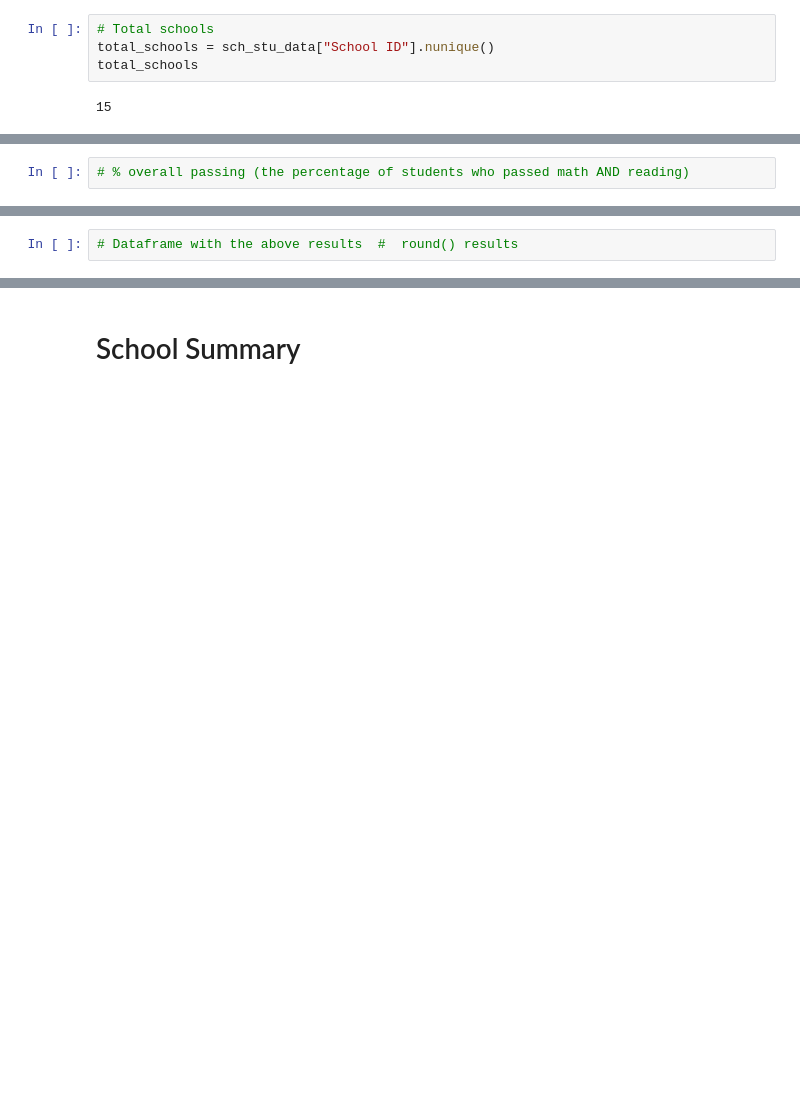
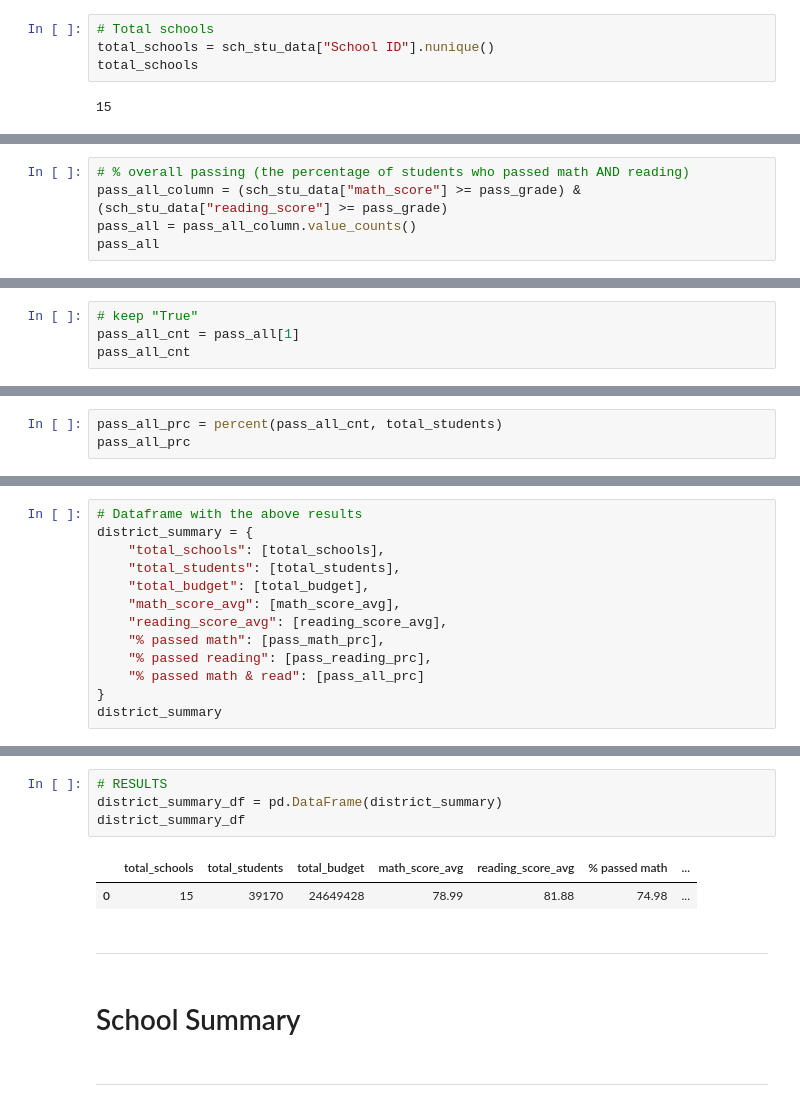
Before and after one commit to dianaagustinaf/pandas-challenge, a Jupyter notebook: PyCitySchools/analysisPyCitySchools.ipynb, the cells around one changed output, grey strips where cells are left out. Drawn from its saved outputs; the diff is of its cells as text; blank space fills up the shorter version.

```diff
--- a/PyCitySchools/analysisPyCitySchools.ipynb
+++ b/PyCitySchools/analysisPyCitySchools.ipynb
@@ -88,2 +123,5 @@ total_students
 # %%
 # % overall passing (the percentage of students who passed math AND reading)
+pass_all_column = (sch_stu_data["math_score"] >= pass_grade) & (sch_stu_data["reading_score"] >= pass_grade)
+pass_all = pass_all_column.value_counts()
+pass_all
@@ -89,0 +132,4 @@ total_students
+# %%
+# keep "True"
+pass_all_cnt = pass_all[1]
+pass_all_cnt
@@ -89,0 +138,3 @@ total_students
+# %%
+pass_all_prc = percent(pass_all_cnt, total_students)
+pass_all_prc
@@ -90,2 +143,13 @@ total_students
 # %%
-# Dataframe with the above results  #  round() results
+# Dataframe with the above results
+district_summary = {
+    "total_schools": [total_schools],
+    "total_students": [total_students],
+    "total_budget": [total_budget],
+    "math_score_avg": [math_score_avg],
+    "reading_score_avg": [reading_score_avg],
+    "% passed math": [pass_math_prc],
+    "% passed reading": [pass_reading_prc],
+    "% passed math & read": [pass_all_prc]
+}
+district_summary
@@ -92,2 +165,13 @@ total_students
+# %%
+# RESULTS
+district_summary_df = pd.DataFrame(district_summary)
+district_summary_df
+# %% [output]
+|  | total_schools | total_students | total_budget | math_score_avg | reading_score_avg | % passed math | ... |
+| 0 | 15 | 39170 | 24649428 | 78.99 | 81.88 | 74.98 | ... |
+# %% [markdown]
+---------------------------------------------
 # %% [markdown]
 # School Summary
+# %% [markdown]
+---------------------------------------------
```
Also changed, not shown: parts of 33 cells of this notebook.
